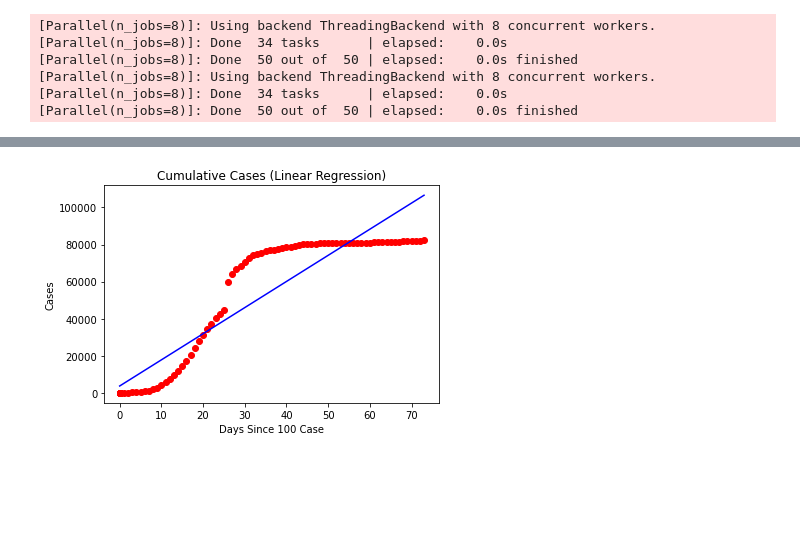
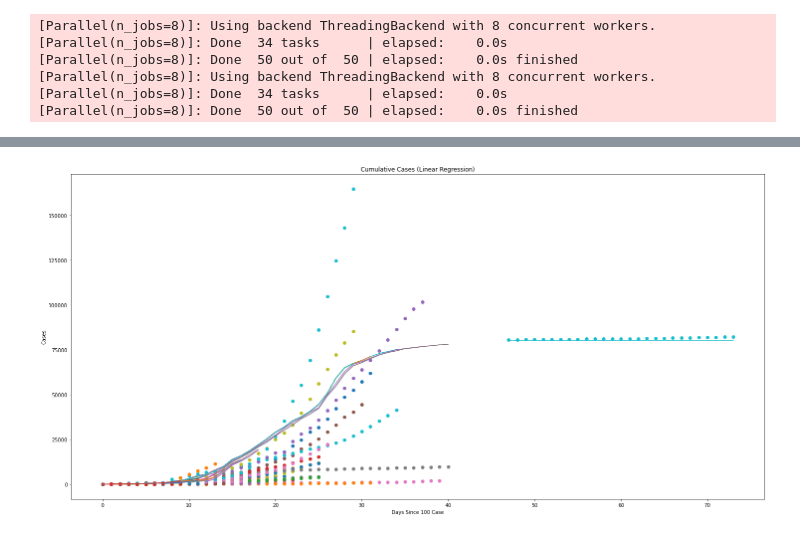
Before and after one commit to matthewgelsthorpe/covid_19_analysis, a Jupyter notebook: SE/MG_covid_case.ipynb, the cells around one changed output, grey strips where cells are left out. Saved outputs shown, nothing was run; the diff lists cells and outputs as text; code cells hidden in the pictures; blank space fills up the shorter version.

Commit message:
cases model

```diff
--- a/SE/MG_covid_case.ipynb
+++ b/SE/MG_covid_case.ipynb
@@ -135,4 +134,4 @@ def split_data(df, split_frac, data_type="test"):
         df = df.iloc[:test_index,:]
     return df
 # %%
-test_split =0.16
+test_split =0.3
@@ -165,4 +163,5 @@ lin_reg = LinearRegression()
 lin_reg.fit(X_train, y_train)
 
 # create new column in dataframe for linear prediction
-country_df["linearPred"]= lin_reg.predict(X)
+X_test["linearPred"]= lin_reg.predict(X_test)
+X_train["linearPred"]= lin_reg.predict(X_train)
@@ -204,6 +214,6 @@ Fitting 10 folds for each of 48 candidates, totalling 480 fits
 # %%
-rf_prediction_train = model.predict(X_train)
-rf_prediction_test = model.predict(X_test)
+df_model_train["rf_prediction"] = model.predict(X_train)
+df_model_test["rf_prediction"] = model.predict(X_test)
 # %% [output]
 [Parallel(n_jobs=8)]: Using backend ThreadingBackend with 8 concurrent workers.
 [Parallel(n_jobs=8)]: Done  34 tasks      | elapsed:    0.0s
@@ -217,0 +232,17 @@ pkl.dump(model, open("rf_cases.pkl", "wb"))
+# %%
+# Visualising the Linear Regression results
+plt.figure(figsize=(25, 12))
+for country in df_model_train.tempCountry.unique():
+    plt.scatter(df_model_train[df_model_train["tempCountry"] == country]["flag"],
+                df_model_train[df_model_train["tempCountry"] == country]["Cum Cases"],
+                marker="o", label=f"{country} train actual cases")
+#     plt.scatter(X_test[X_test["countryName"] == country]["flag"], X_test[X_test["countryName"] == country]["actualCases"], marker="x", label= f"{country} test actual cases")
+
+    plt.plot(df_model_train[df_model_train["tempCountry"] == country]["flag"],
+             df_model_train[df_model_train["tempCountry"] == country]["rf_prediction"], label=f"{country} train actual cases")
+#     plt.plot(X_test[X_test["countryName"] == country]["flag"], X_test[X_test["countryName"] == country]["rf_prediction"])
+plt.title('Cumulative Cases (Linear Regression)')
+plt.xlabel('Days Since 100 Case')
+#plt.legend()
+plt.ylabel('Cases')
+plt.show()
@@ -218,10 +251,16 @@ pkl.dump(model, open("rf_cases.pkl", "wb"))
 # %%
 # Visualising the Linear Regression results
-plt.scatter(X, y, color = 'red')
-plt.plot(X, lin_reg.predict(X), color = 'blue')
+plt.figure(figsize=(25, 12))
+for country in df_model_test.tempCountry.unique():
+    plt.scatter(df_model_test[df_model_test["tempCountry"] == country]["flag"],
+                df_model_test[df_model_test["tempCountry"] == country]["Cum Cases"],
+                marker="o", label=f"{country} train actual cases")
+
+    plt.plot(df_model_test[df_model_test["tempCountry"] == country]["flag"],
+             df_model_test[df_model_test["tempCountry"] == country]["rf_prediction"])
 plt.title('Cumulative Cases (Linear Regression)')
 plt.xlabel('Days Since 100 Case')
 plt.ylabel('Cases')
 plt.show()
 # %% [output]
-[figure, old version]
+[figure, new version]
```
Also changed, not shown: parts of 27 cells of this notebook, 2 other files.
